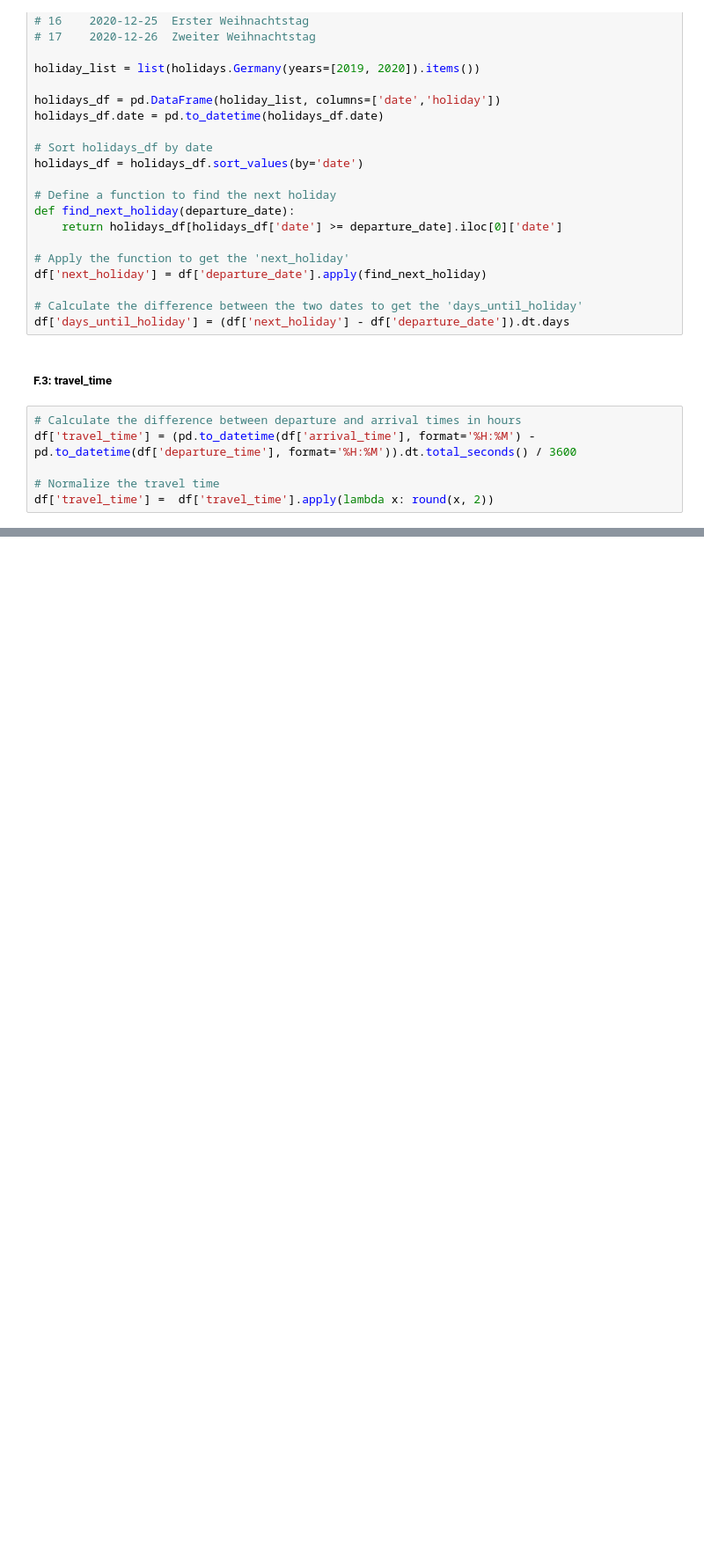
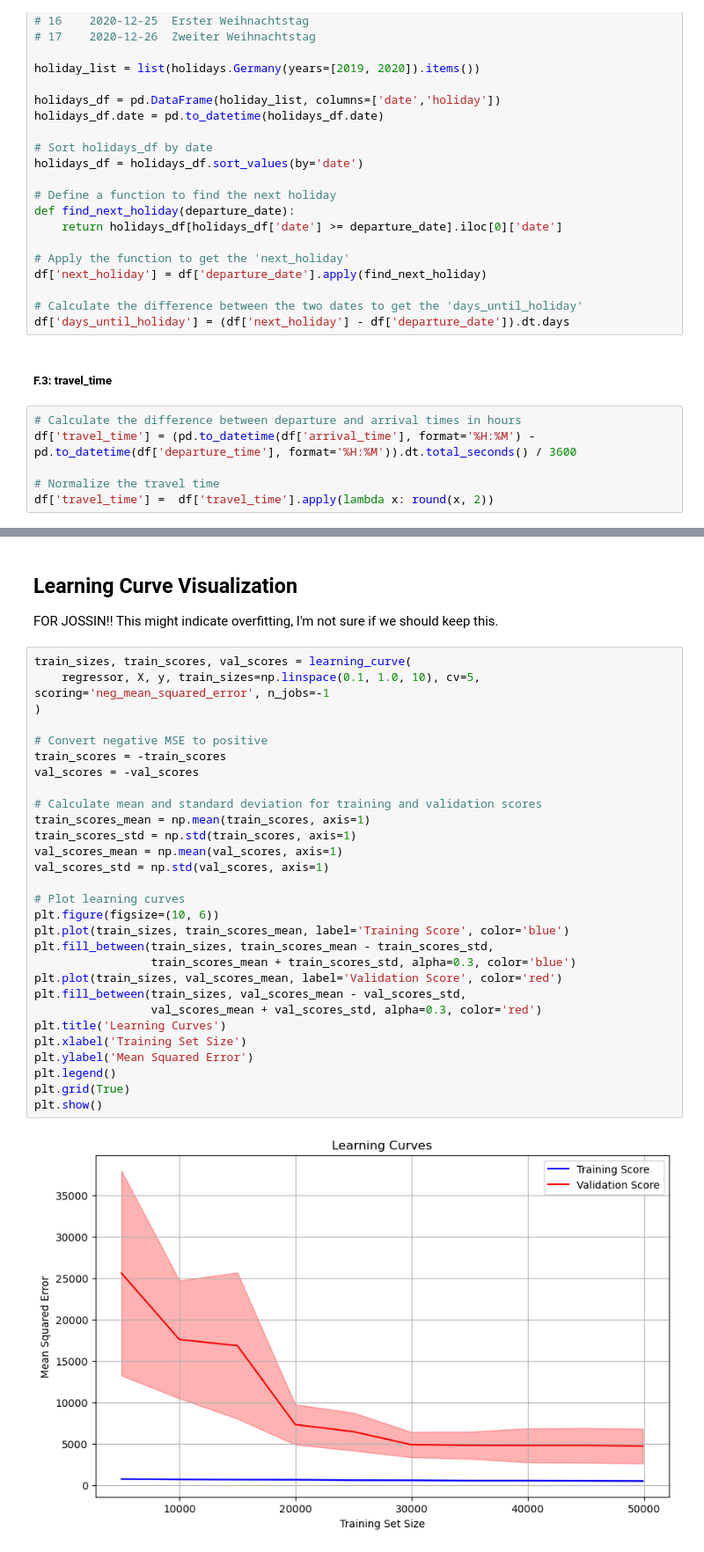
Before and after one commit to joss-thu/MLProj-GermanAirFares, a Jupyter notebook: German_Air_fares/ML_Project_AirFares.ipynb, the cells around one changed output, grey strips where cells are left out. Shown at 88% size. Drawn from its saved outputs; the diff is of its cells as text; blank space fills up the shorter version.

```diff
--- a/German_Air_fares/ML_Project_AirFares.ipynb
+++ b/German_Air_fares/ML_Project_AirFares.ipynb
@@ -356,0 +446,37 @@ Mean Absolute Error: 19.91910
+# %% [markdown]
+Learning Curve Visualization
+--
+
+FOR JOSSIN!!
+This might indicate overfitting, I'm not sure if we should keep this.
+# %%
+train_sizes, train_scores, val_scores = learning_curve(
+    regressor, X, y, train_sizes=np.linspace(0.1, 1.0, 10), cv=5, scoring='neg_mean_squared_error', n_jobs=-1
+)
+
+# Convert negative MSE to positive
+train_scores = -train_scores
+val_scores = -val_scores
+
+# Calculate mean and standard deviation for training and validation scores
+train_scores_mean = np.mean(train_scores, axis=1)
+train_scores_std = np.std(train_scores, axis=1)
+val_scores_mean = np.mean(val_scores, axis=1)
+val_scores_std = np.std(val_scores, axis=1)
+
+# Plot learning curves
+plt.figure(figsize=(10, 6))
+plt.plot(train_sizes, train_scores_mean, label='Training Score', color='blue')
+plt.fill_between(train_sizes, train_scores_mean - train_scores_std,
+                 train_scores_mean + train_scores_std, alpha=0.3, color='blue')
+plt.plot(train_sizes, val_scores_mean, label='Validation Score', color='red')
+plt.fill_between(train_sizes, val_scores_mean - val_scores_std,
+                 val_scores_mean + val_scores_std, alpha=0.3, color='red')
+plt.title('Learning Curves')
+plt.xlabel('Training Set Size')
+plt.ylabel('Mean Squared Error')
+plt.legend()
+plt.grid(True)
+plt.show()
+# %% [output]
+[figure, added]
```
Also changed, not shown: parts of 20 cells of this notebook.
